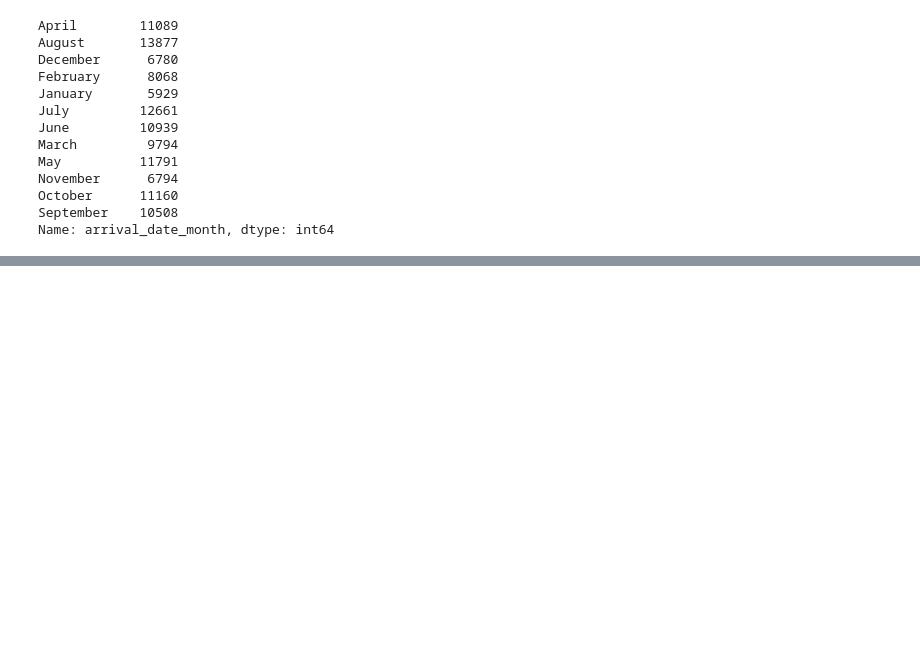
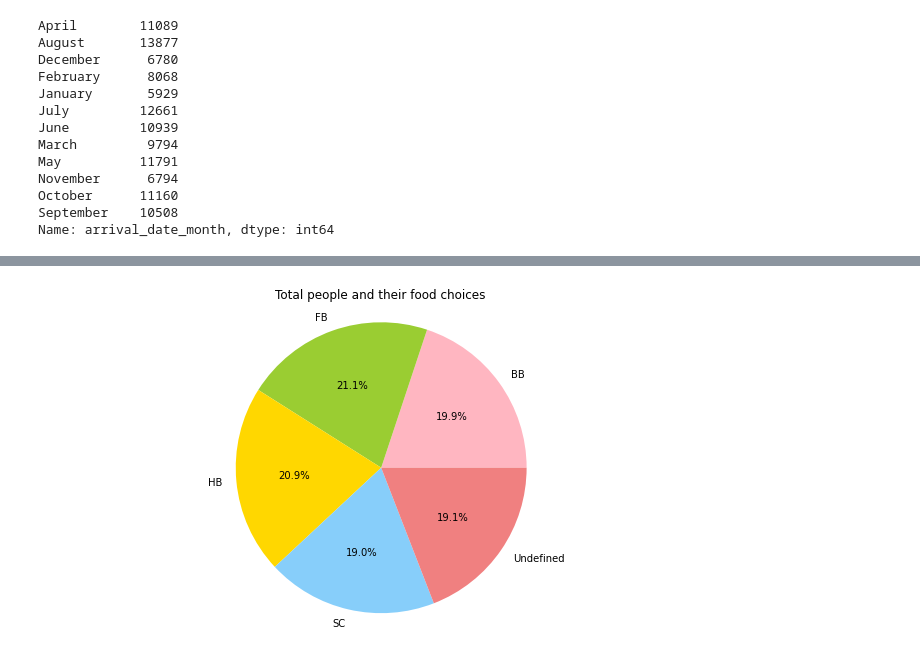
Before and after one commit to ritik1804k/Hotel-Booking-Analysis-, a Jupyter notebook: Hotel_Booking_Analysis_Capstone_Project.ipynb, the cells around one changed output, grey strips where cells are left out. Drawn from its saved outputs; the diff is of its cells as text; code cells hidden in the pictures; blank space fills up the shorter version.

```diff
--- a/Hotel_Booking_Analysis_Capstone_Project.ipynb
+++ b/Hotel_Booking_Analysis_Capstone_Project.ipynb
@@ -258,0 +251,4 @@ Name: meal, dtype: int64
+# %%
+#average type of meal any family used to have
+avg_meal= hotel_df.groupby(['meal'])['total people'].mean()
+avg_meal
@@ -258,0 +263,9 @@ Name: meal, dtype: int64
+# %%
+_# Creating pie chart for average family meal
+label = ['BB','FB','HB','SC','Undefined']
+plt.pie(avg_meal,labels=label,colors=['lightpink','yellowgreen', 'gold', 'lightskyblue', 'lightcoral'],autopct='%1.1f%%')
+plt.axis('equal')
+plt.title('Total people and their food choices')
+plt.show()
+# %% [output]
+[figure, added]
```
Also changed, not shown: parts of 12 cells of this notebook.
